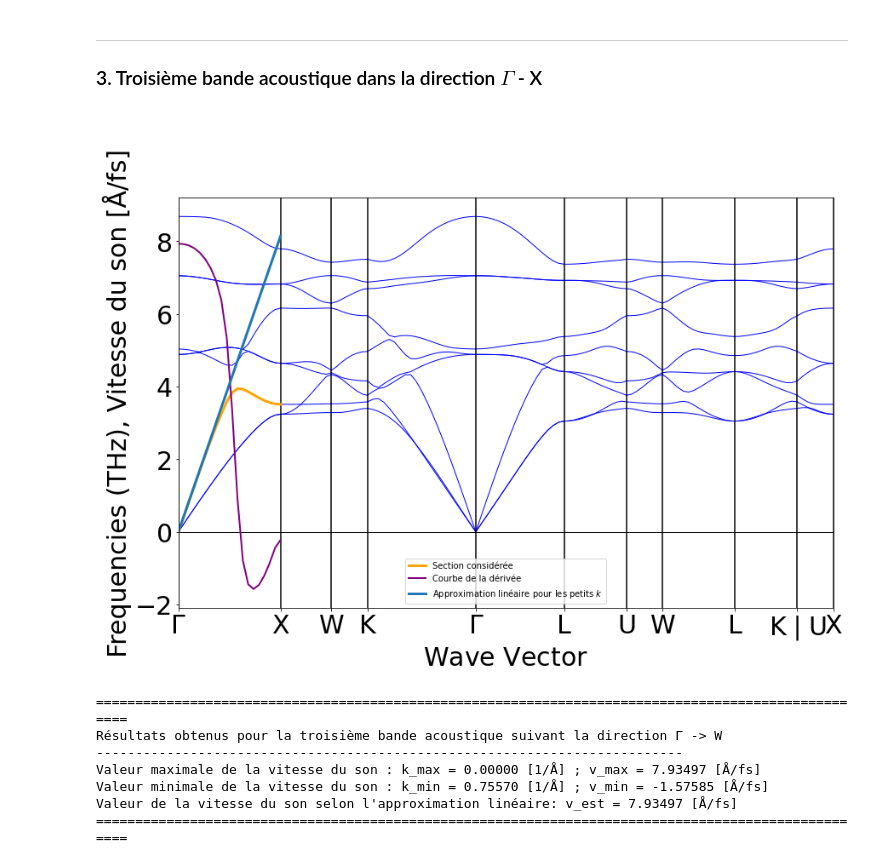
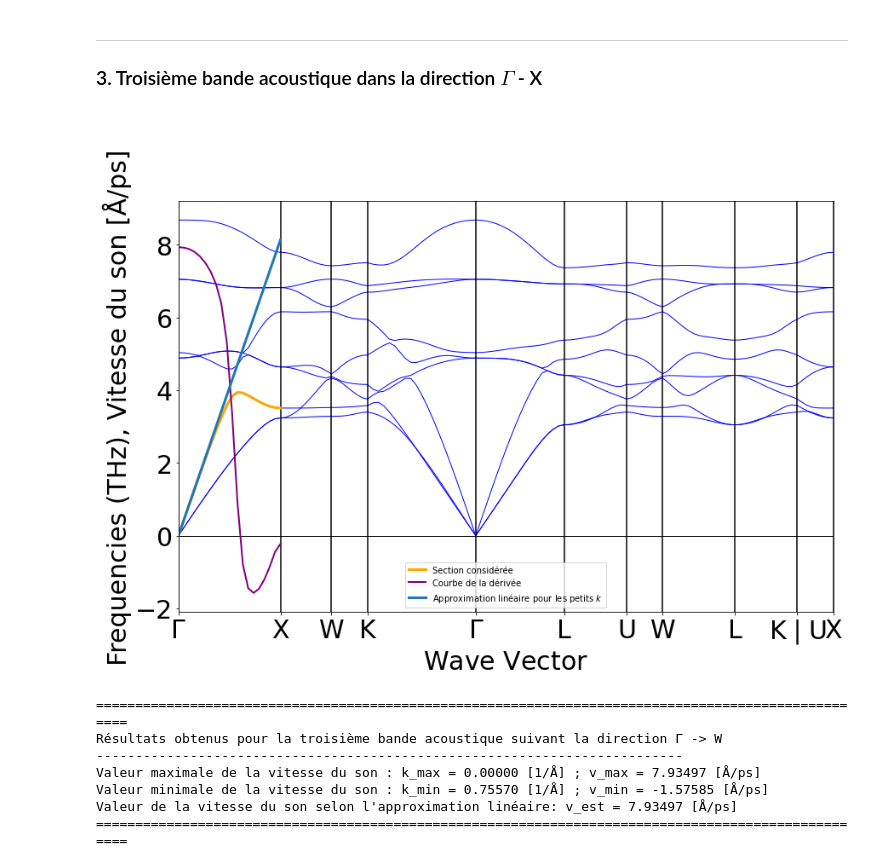
Before and after one commit to StevenGuyCap/lmapr1492, a Jupyter notebook: ph_bands.ipynb, the cells around one changed output. Cells and saved outputs as stored; diff of their text form; code cells hidden in the pictures.

```diff
--- a/ph_bands.ipynb
+++ b/ph_bands.ipynb
@@ -178,42 +180,42 @@ Valeur de la vitesse du son selon l'approximation linéaire: v_est = 4.11941 [Å
 
 # Création du plot de base
 plsb = plotBand.get_plot()
 
 # Récupération des fréquences et infos sur k pour la section considérée
 bF3 = freqs[0][2]
 bK3 = dists[0:2]
 k3,h3 = np.linspace(bK3[0],bK3[1],len(bF3),retstep=True)
 
 # Calcul de la dérivée générale de omega_k
 df3 = np.gradient(bF3, h3)
 
 # Approximation linéaire de f
 fa3 = df3[0]*k3 - df3[0]*k3[0]
 
 # Affichage sur le graphe
 plt.plot(k3,bF3, "orange", linewidth=3, label="Section considérée")
 plt.plot(k3,df3, "purple", linewidth=2, label="Courbe de la dérivée")
 plt.plot(k3,fa3, 'C0',     linewidth=3, label="Approximation linéaire pour les petits $k$")
 
 # Affichage du graphe
-plt.ylabel("Frequencies (THz), Vitesse du son [Å/fs]")
+plt.ylabel("Frequencies (THz), Vitesse du son [Å/ps]")
 plt.legend()
 plt.show()
 
 # Affichage des résultats numériques
 print(100*"=")
 print(f"Résultats obtenus pour la troisième bande acoustique suivant la direction {labels[0]} -> {labels[2]}")
 print(75*"-")
-print(f"Valeur maximale de la vitesse du son : k_max = {k3[np.argmax(df3)]-k3[0]:.5f} [1/Å] ; v_max = {max(df3):.5f} [Å/fs]")
-print(f"Valeur minimale de la vitesse du son : k_min = {k3[np.argmin(df3)]-k3[0]:.5f} [1/Å] ; v_min = {min(df3):.5f} [Å/fs]")
-print(f"Valeur de la vitesse du son selon l'approximation linéaire: v_est = {df3[0]:.5f} [Å/fs]")
+print(f"Valeur maximale de la vitesse du son : k_max = {k3[np.argmax(df3)]-k3[0]:.5f} [1/Å] ; v_max = {max(df3):.5f} [Å/ps]")
+print(f"Valeur minimale de la vitesse du son : k_min = {k3[np.argmin(df3)]-k3[0]:.5f} [1/Å] ; v_min = {min(df3):.5f} [Å/ps]")
+print(f"Valeur de la vitesse du son selon l'approximation linéaire: v_est = {df3[0]:.5f} [Å/ps]")
 print(100*"=")
 # %% [output]
-[figure, old version]
+[figure, new version]
 ====================================================================================================
 Résultats obtenus pour la troisième bande acoustique suivant la direction Γ -> W
 ---------------------------------------------------------------------------
-Valeur maximale de la vitesse du son : k_max = 0.00000 [1/Å] ; v_max = 7.93497 [Å/fs]
-Valeur minimale de la vitesse du son : k_min = 0.75570 [1/Å] ; v_min = -1.57585 [Å/fs]
-Valeur de la vitesse du son selon l'approximation linéaire: v_est = 7.93497 [Å/fs]
+Valeur maximale de la vitesse du son : k_max = 0.00000 [1/Å] ; v_max = 7.93497 [Å/ps]
+Valeur minimale de la vitesse du son : k_min = 0.75570 [1/Å] ; v_min = -1.57585 [Å/ps]
+Valeur de la vitesse du son selon l'approximation linéaire: v_est = 7.93497 [Å/ps]
 ====================================================================================================
```
Also changed, not shown: parts of 3 cells of this notebook.
